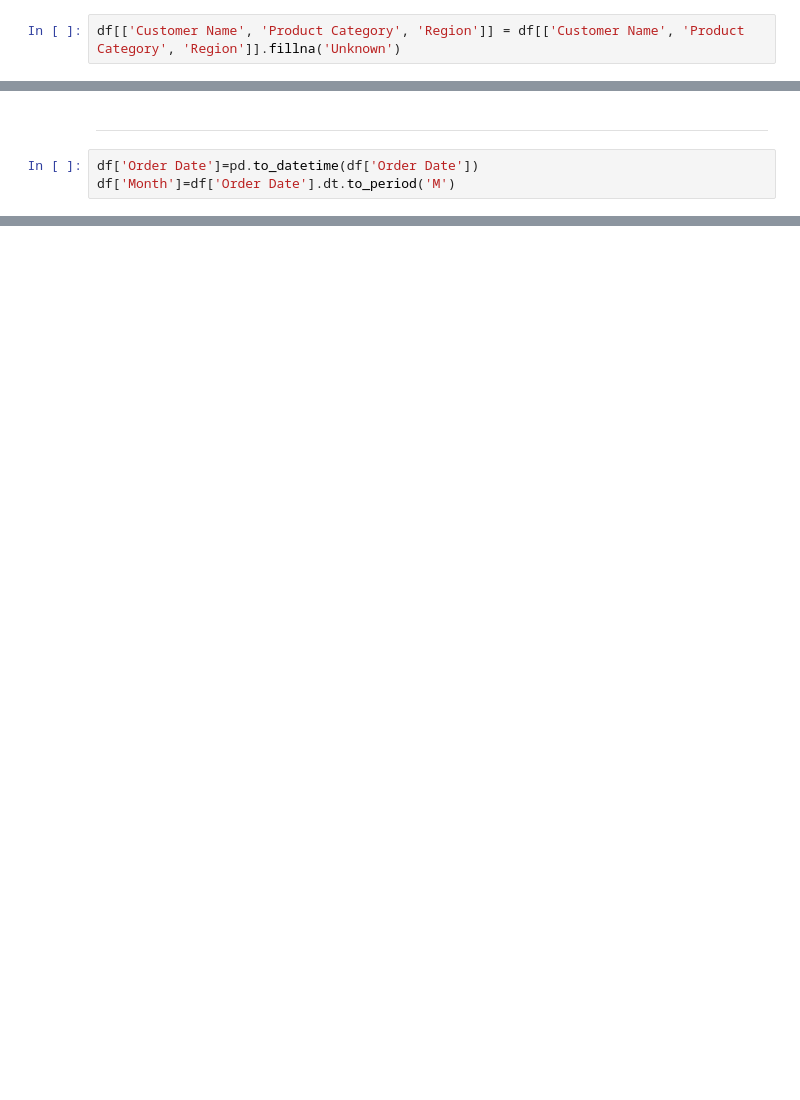
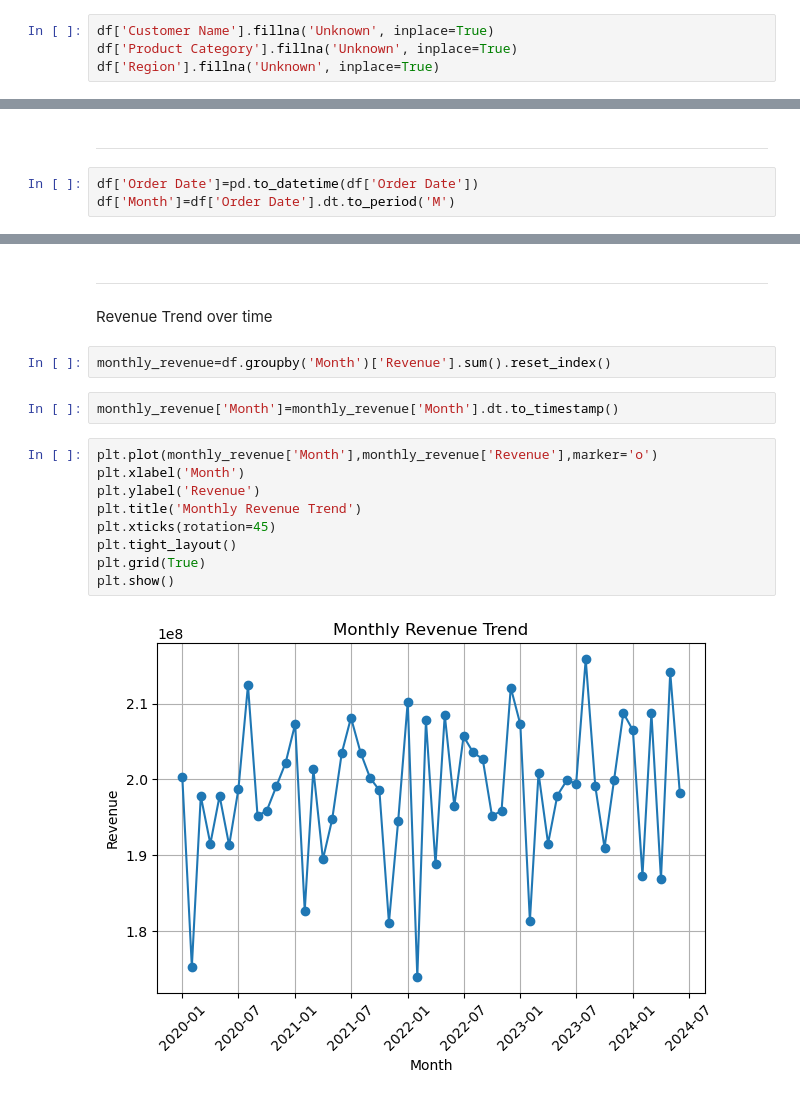
Before and after one commit to Pratik1Bhuwad/Market-Insight-AI-Agent, a Jupyter notebook: marketDataAnalysis.ipynb, the cells around one changed output, grey strips where cells are left out. Drawn from its saved outputs; the diff is of its cells as text; blank space fills up the shorter version.

```diff
--- a/marketDataAnalysis.ipynb
+++ b/marketDataAnalysis.ipynb
@@ -81,6 +80,8 @@ Month               0
 dtype: int64
 # %%
-df[['Customer Name', 'Product Category', 'Region']] = df[['Customer Name', 'Product Category', 'Region']].fillna('Unknown')
+df['Customer Name'].fillna('Unknown', inplace=True)
+df['Product Category'].fillna('Unknown', inplace=True)
+df['Region'].fillna('Unknown', inplace=True)
 # %%
 df.isnull().sum()
 # %% [output]
@@ -103,0 +112,18 @@ df['Month']=df['Order Date'].dt.to_period('M')
+# %% [markdown]
+---
+Revenue Trend over time
+# %%
+monthly_revenue=df.groupby('Month')['Revenue'].sum().reset_index()
+# %%
+monthly_revenue['Month']=monthly_revenue['Month'].dt.to_timestamp()
+# %%
+plt.plot(monthly_revenue['Month'],monthly_revenue['Revenue'],marker='o')
+plt.xlabel('Month')
+plt.ylabel('Revenue')
+plt.title('Monthly Revenue Trend')
+plt.xticks(rotation=45)
+plt.tight_layout()
+plt.grid(True)
+plt.show()
+# %% [output]
+[figure, added]
```
Also changed, not shown: parts of 17 cells of this notebook.
